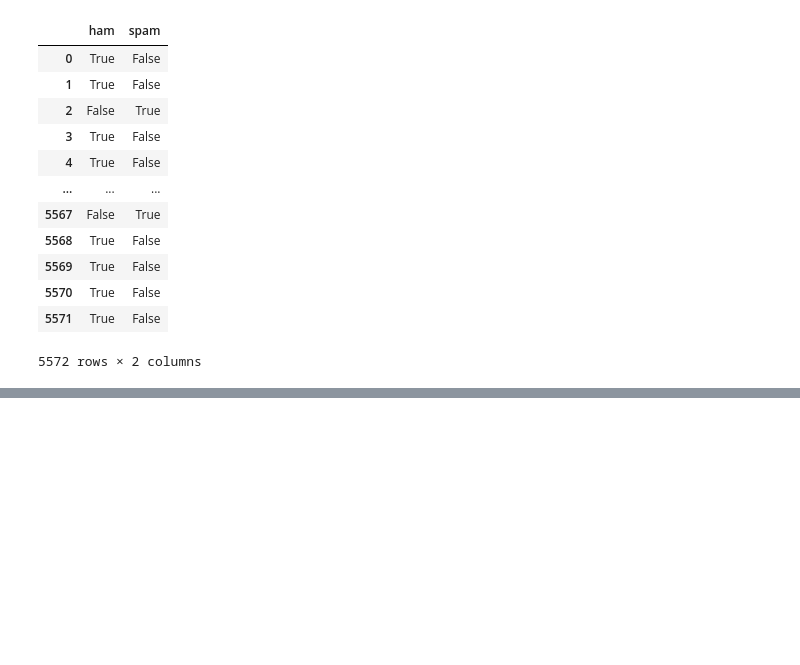
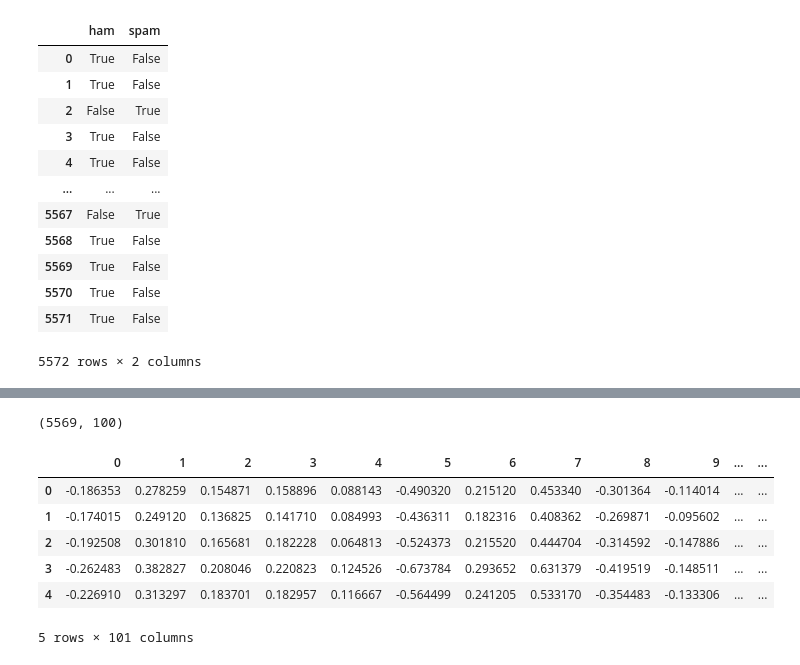
Before and after one commit to Art3mis20726/Text_Classification, a Jupyter notebook: spam_classifier.ipynb, the cells around one changed output, grey strips where cells are left out. Cells and saved outputs as stored; diff of their text form; code cells hidden in the pictures; blank space fills up the shorter version.

```diff
--- a/spam_classifier.ipynb
+++ b/spam_classifier.ipynb
@@ -195,7 +195,7 @@ Convert word2vec to avgword2vev
 # %%
 import numpy as np
 def avgword2vec(doc):
-    return np.mean([model.wv[word] for word in doc if word in model.wv.index_to_key],axxis=0)
+    return np.mean([model.wv[word] for word in doc if word in model.wv.index_to_key],axis=0)
 # %%
 !pip install tqdm
 # %% [output]
@@ -260,0 +263,7 @@ array([ True,  True, False, ...,  True,  True,  True])
+# %%
+print(list(map(lambda x: len(x)>0,corpus)))
+y=messages[list(map(lambda x: len(x)>0,corpus))]
+print(y)
+y=pd.get_dummies(y['label'])
+y=y.iloc[:,0].values
+y.shape
@@ -260,0 +293,7 @@ array([ True,  True, False, ...,  True,  True,  True])
+# %%
+import pandas as pd
+
+
+# Assuming X is a NumPy array or list of NumPy arrays
+df = pd.DataFrame([x.reshape(1, -1)[0] for x in X])  # Reshape and flatten each element
+df.head
@@ -260,0 +318,16 @@ array([ True,  True, False, ...,  True,  True,  True])
+# %%
+df.shape
+# %% [output]
+(5569, 100)
+# %%
+df['Output']=y
+# %%
+df.head()
+# %% [output]
+|  | 0 | 1 | 2 | 3 | 4 | 5 | 6 | 7 | 8 | 9 | ... | ... |
+| 0 | -0.186353 | 0.278259 | 0.154871 | 0.158896 | 0.088143 | -0.490320 | 0.215120 | 0.453340 | -0.301364 | -0.114014 | ... | ... |
+| 1 | -0.174015 | 0.249120 | 0.136825 | 0.141710 | 0.084993 | -0.436311 | 0.182316 | 0.408362 | -0.269871 | -0.095602 | ... | ... |
+| 2 | -0.192508 | 0.301810 | 0.165681 | 0.182228 | 0.064813 | -0.524373 | 0.215520 | 0.444704 | -0.314592 | -0.147886 | ... | ... |
+| 3 | -0.262483 | 0.382827 | 0.208046 | 0.220823 | 0.124526 | -0.673784 | 0.293652 | 0.631379 | -0.419519 | -0.148511 | ... | ... |
+| 4 | -0.226910 | 0.313297 | 0.183701 | 0.182957 | 0.116667 | -0.564499 | 0.241205 | 0.533170 | -0.354483 | -0.133306 | ... | ... |
+5 rows × 101 columns
```
Also changed, not shown: parts of 20 cells of this notebook.
